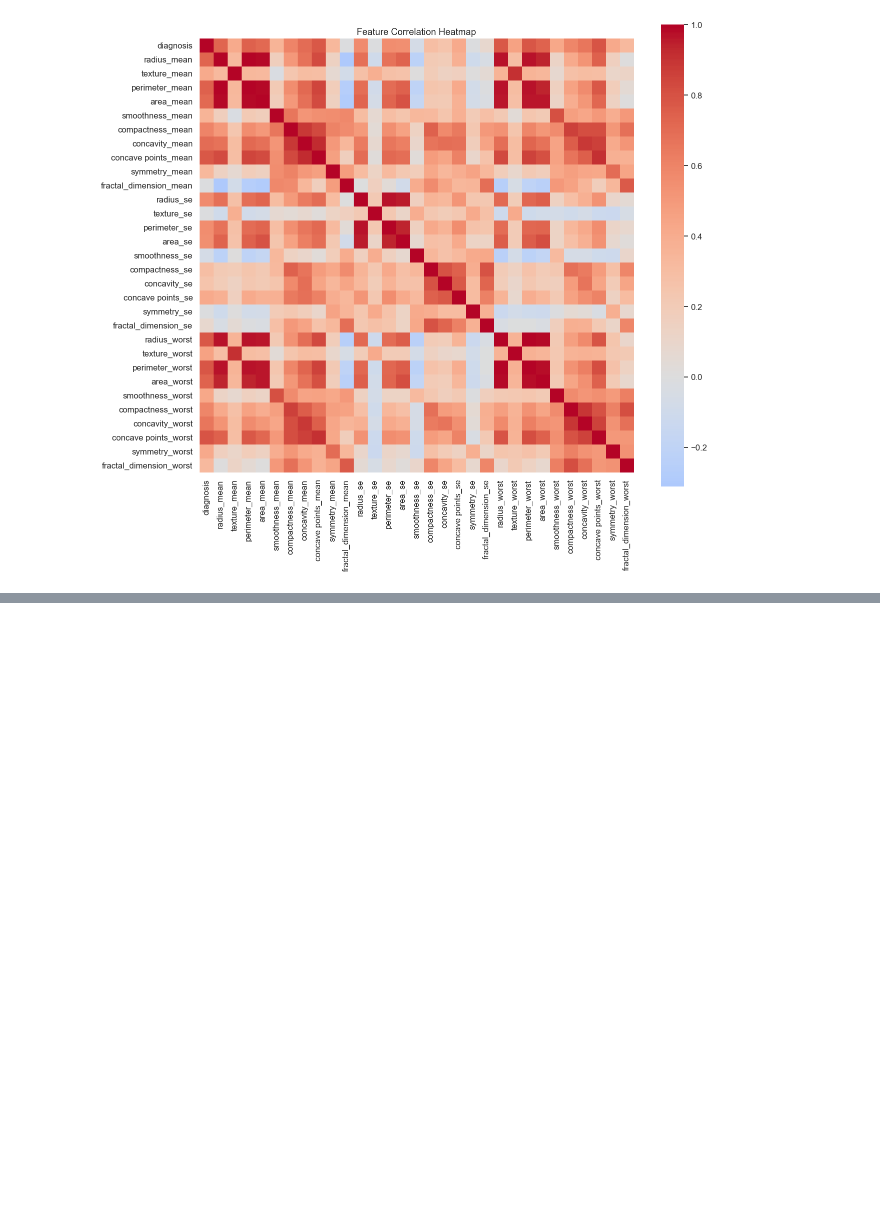
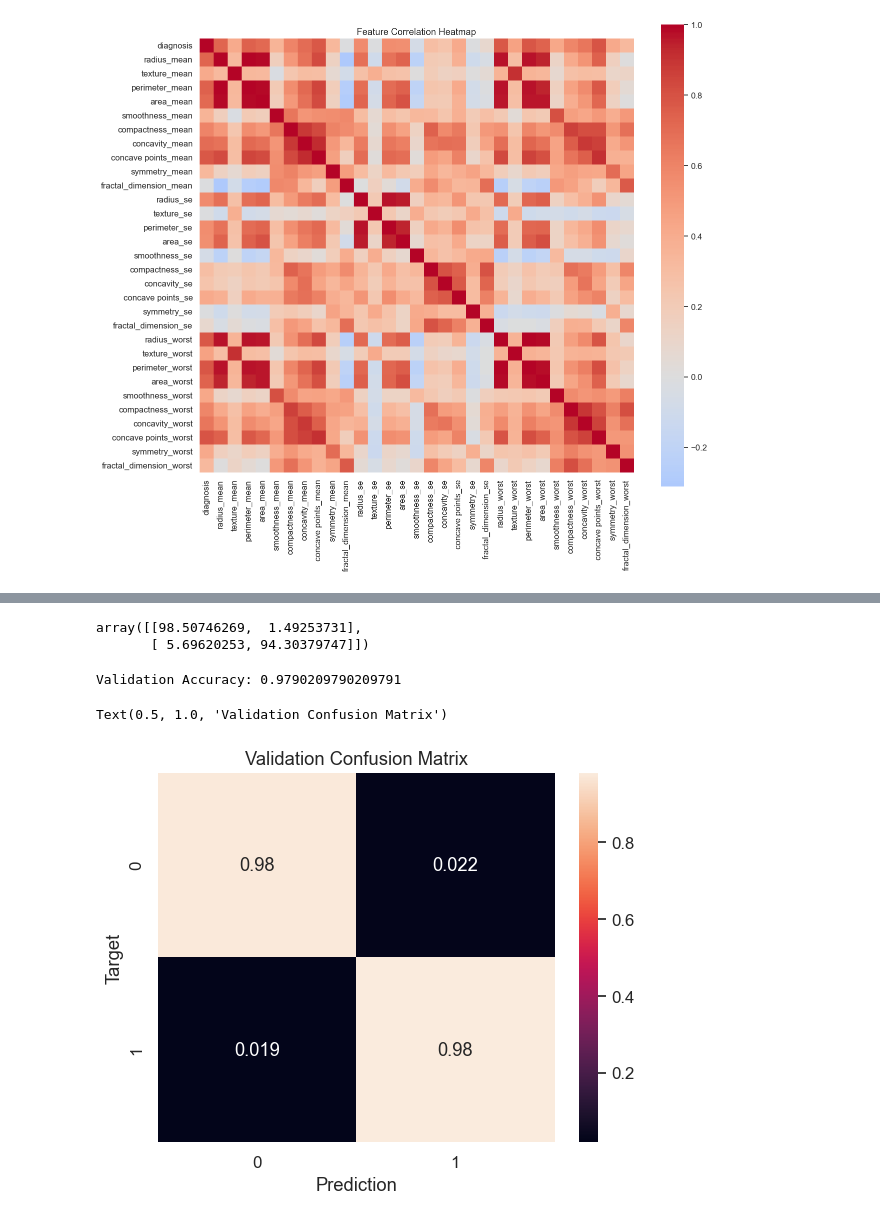
Before and after one commit to OjPreshuz/breast-cancer-logreg, a Jupyter notebook: notebooks/data_exploration.ipynb, the cells around one changed output, grey strips where cells are left out. Saved outputs shown, nothing was run; the diff lists cells and outputs as text; code cells hidden in the pictures; blank space fills up the shorter version.

```diff
--- a/notebooks/data_exploration.ipynb
+++ b/notebooks/data_exploration.ipynb
@@ -176,0 +403,24 @@ Text(0.5, 1.0, 'Feature Correlation Heatmap')
+# %%
+cf_train
+# %% [output]
+array([[98.50746269,  1.49253731],
+       [ 5.69620253, 94.30379747]])
+# %%
+# Validation Accuracy
+model = LogisticRegression(solver = 'liblinear')
+model.fit(X_train, y_train)
+val_preds = model.predict(X_val)
+
+print('Validation Accuracy:', accuracy_score(y_val, val_preds))
+# %% [output]
+Validation Accuracy: 0.9790209790209791
+# %%
+cf_val = confusion_matrix(y_val, val_preds, normalize = 'true')
+plt.figure()
+sns.heatmap(cf_val, annot = True)
+plt.xlabel('Prediction')
+plt.ylabel('Target')
+plt.title('Validation Confusion Matrix')
+# %% [output]
+Text(0.5, 1.0, 'Validation Confusion Matrix')
+[figure, added]
```
Also changed, not shown: parts of 41 cells of this notebook.
